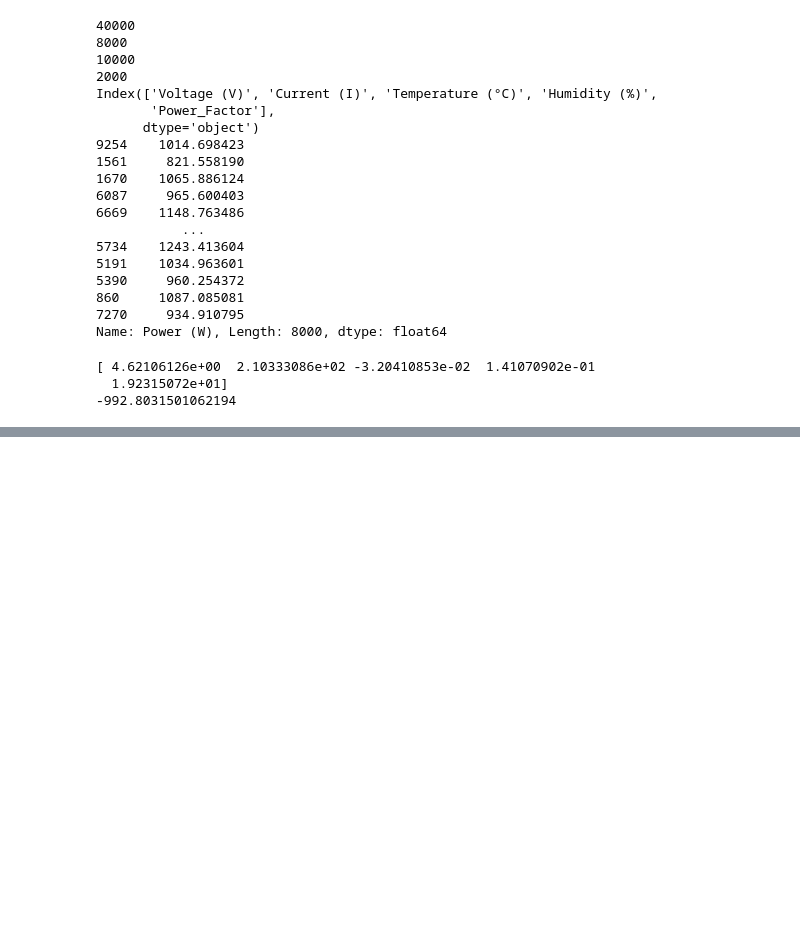
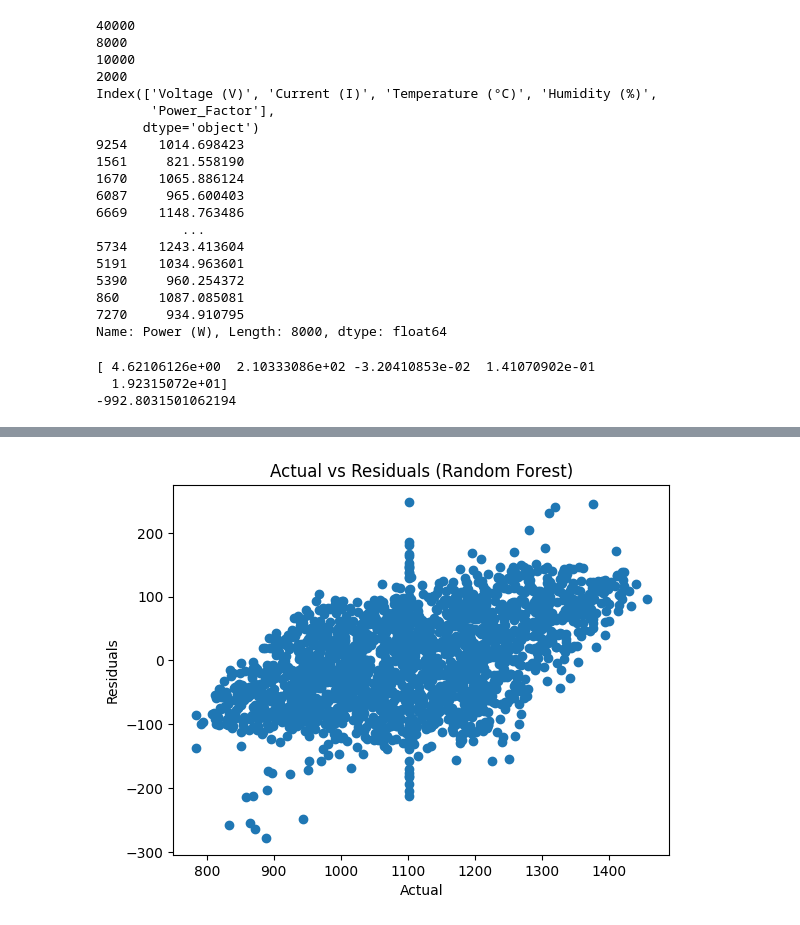
Before and after one commit to dpatil23/Grid-Intelligence-ML, a Jupyter notebook: Assignment_2_230343.ipynb, the cells around one changed output, grey strips where cells are left out. Saved outputs shown, nothing was run; the diff lists cells and outputs as text; code cells hidden in the pictures; blank space fills up the shorter version.

```diff
--- a/Assignment_2_230343.ipynb
+++ b/Assignment_2_230343.ipynb
@@ -327,0 +379,9 @@ print(model.intercept_)
+# %%
+residuals2=y_test-predictions2
+plt.scatter(y_test,residuals2)
+plt.title('Actual vs Residuals (Random Forest)')
+plt.xlabel('Actual')
+plt.ylabel('Residuals')
+plt.show()
+# %% [output]
+[figure, added]
```
Also changed, not shown: parts of 5 cells of this notebook.
